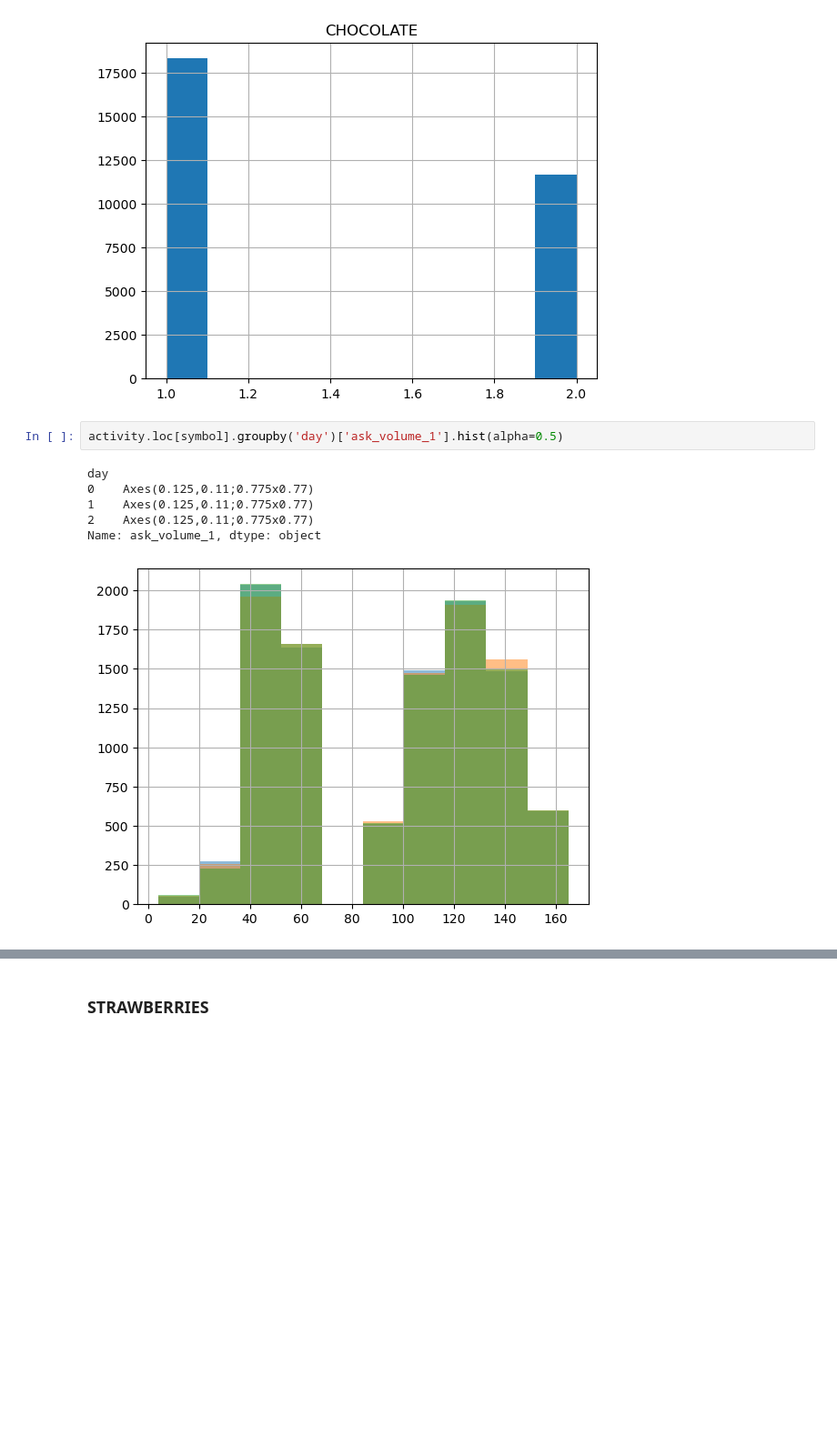
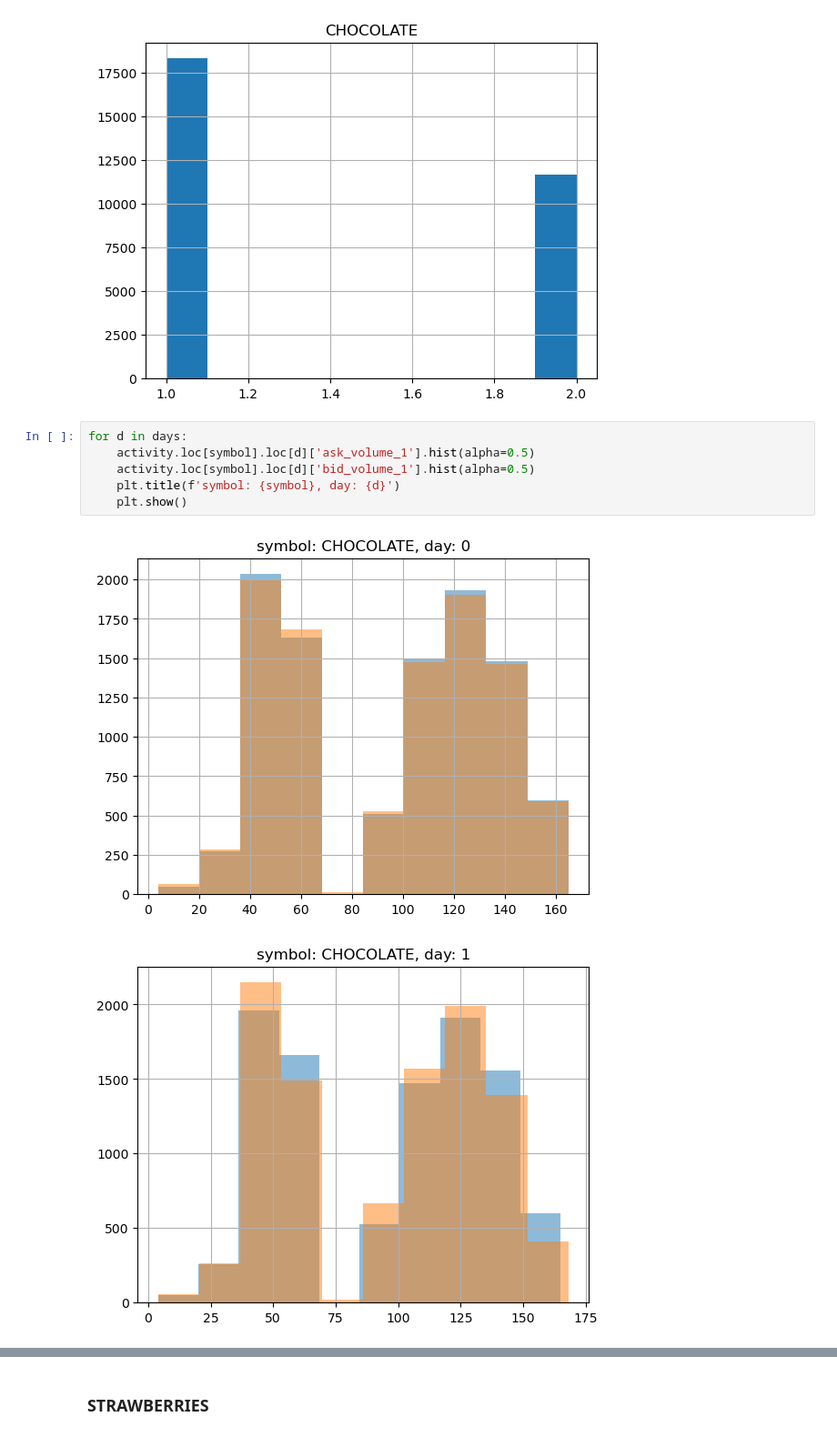
Before and after one commit to Meilism/IMC-Prosperity-Trading-Challenge, a Jupyter notebook: JM/analysis/data_analysis_3.ipynb, the cells around one changed output, grey strips where cells are left out. Shown at 91% size. Drawn from its saved outputs; the diff is of its cells as text; blank space fills up the shorter version.

```diff
--- a/JM/analysis/data_analysis_3.ipynb
+++ b/JM/analysis/data_analysis_3.ipynb
@@ -45,12 +45,12 @@ plt.title(symbol)
 plt.show()
 # %% [output]
 [figure]
-# %%
-activity.loc[symbol].groupby('day')['ask_volume_1'].hist(alpha=0.5)
-# %% [output]
-day
-0    Axes(0.125,0.11;0.775x0.77)
-1    Axes(0.125,0.11;0.775x0.77)
-2    Axes(0.125,0.11;0.775x0.77)
-Name: ask_volume_1, dtype: object
-[figure, removed]
+# %%
+for d in days:
+    activity.loc[symbol].loc[d]['ask_volume_1'].hist(alpha=0.5)
+    activity.loc[symbol].loc[d]['bid_volume_1'].hist(alpha=0.5)
+    plt.title(f'symbol: {symbol}, day: {d}')
+    plt.show()
+# %% [output]
+[figure, added]
+[figure, added]
```
Also changed, not shown: parts of 6 cells of this notebook, 11 other files.
